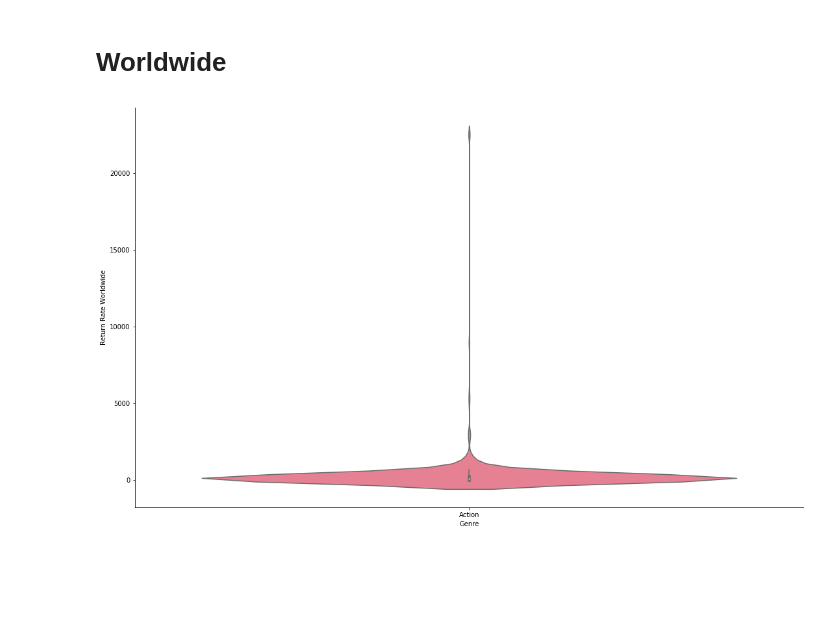
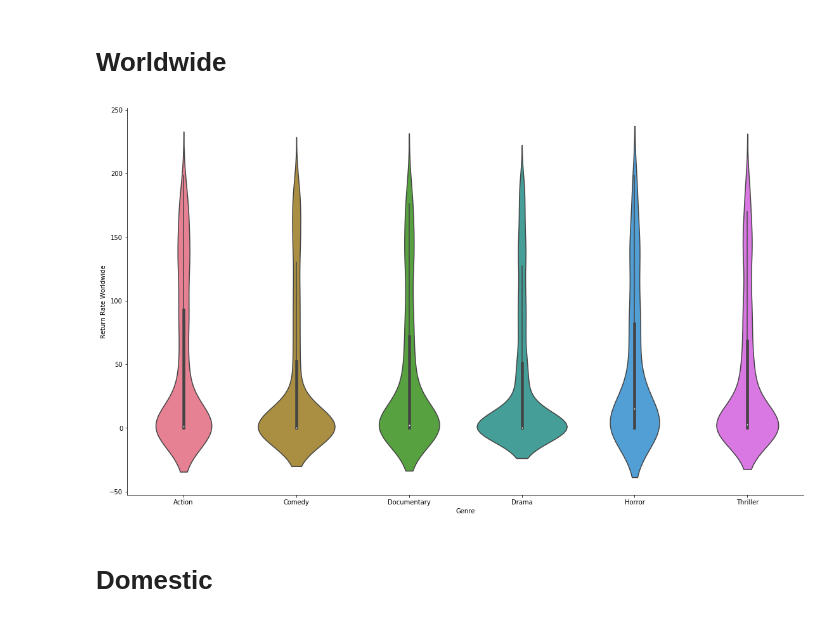
Before and after one commit to kailakay/dsc-mod-1-project-v2-1-onl01-dtsc-ft-041320, a Jupyter notebook: Plotting Genre Finance Info.ipynb, the cells around one changed output. Cells and saved outputs as stored; diff of their text form; code cells hidden in the pictures; blank space fills up the shorter version.

```diff
--- a/Plotting Genre Finance Info.ipynb
+++ b/Plotting Genre Finance Info.ipynb
@@ -653,9 +648,11 @@ GenrePop
 # %%
 GenrePop2 = GenrePop.loc[GenrePop['Return Rate Worldwide'] < 200]
 # %%
-g = sns.catplot(x= 'Genre', y= 'Return Rate Worldwide', kind='violin', data = GenrePop, palette =(sns.color_palette("husl", 6)))
+g = sns.catplot(x= 'Genre', y= 'Return Rate Worldwide', kind='violin', data = GenrePop2, palette =(sns.color_palette("husl", 6)))
 
 g.fig.set_figwidth(18)
 g.fig.set_figheight(10)
 # %% [output]
-[figure, old version]
+[figure, new version]
+# %% [markdown]
+# Domestic
```
Also changed, not shown: parts of 11 cells of this notebook.
